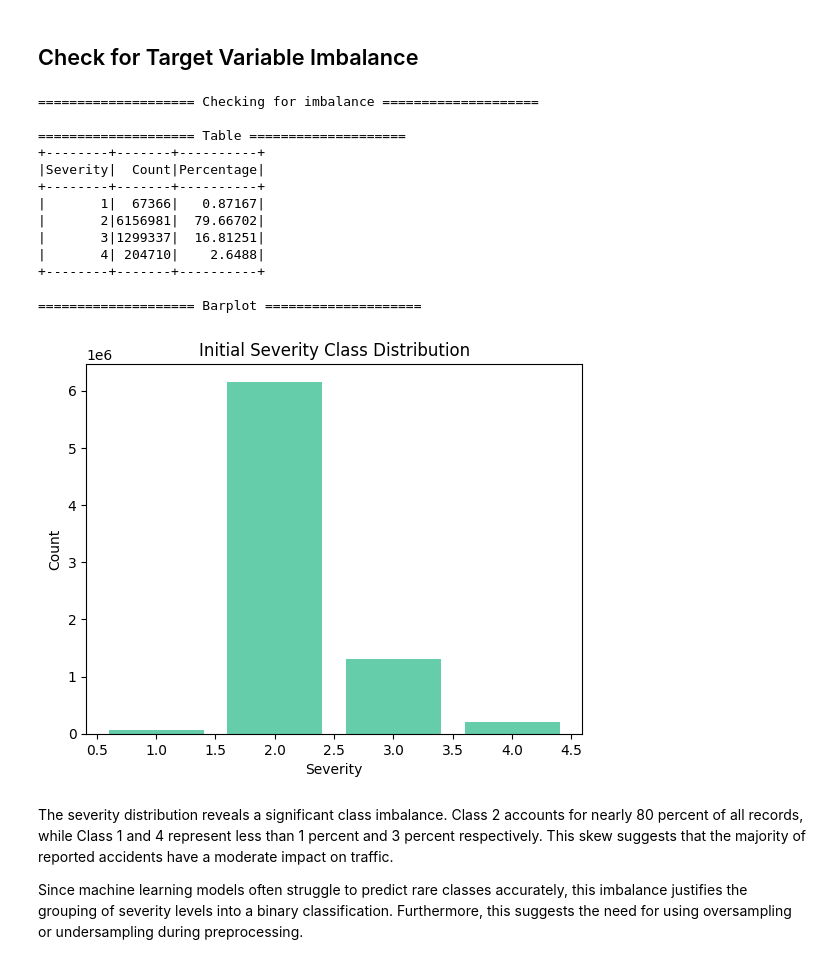
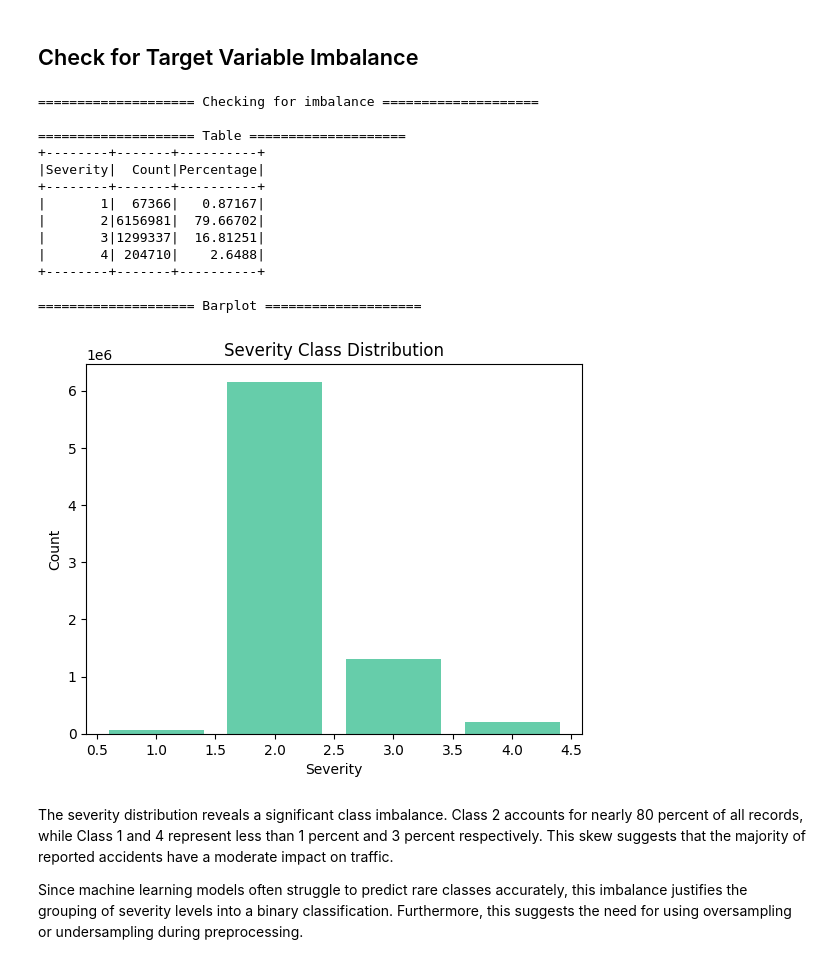
Before and after one commit to iiank/Agentic-AI-for-Big-Data-Analytics, a Jupyter notebook: EDA/EDA_Visuals.ipynb, the cells around one changed output. Cells and saved outputs as stored; diff of their text form; code cells hidden in the pictures.

```diff
--- a/EDA/EDA_Visuals.ipynb
+++ b/EDA/EDA_Visuals.ipynb
@@ -307,35 +281,35 @@ def check_imbalance(df):
 
     # Table
     print()
     border("Table")
     severity_df.show()
 
     # Barplot
     severity_pd = severity_df.toPandas()
     border("Barplot")
     plt.figure()
-    plt.title("Initial Severity Class Distribution")
+    plt.title("Severity Class Distribution")
     plt.bar(severity_pd["Severity"], severity_pd["Count"], color="mediumaquamarine")
     plt.xlabel("Severity")
     plt.ylabel("Count")
     plt.show()
 
 check_imbalance(df)
 # %% [output]
 ==================== Checking for imbalance ====================
 
 ==================== Table ====================
 +--------+-------+----------+
 |Severity|  Count|Percentage|
 +--------+-------+----------+
 |       1|  67366|   0.87167|
 |       2|6156981|  79.66702|
 |       3|1299337|  16.81251|
 |       4| 204710|    2.6488|
 +--------+-------+----------+
 
 ==================== Barplot ====================
-[figure, old version]
+[figure, new version]
 # %% [markdown]
 The severity distribution reveals a significant class imbalance. Class 2 accounts for nearly 80 percent of all records, while Class 1 and 4 represent less than 1 percent and 3 percent respectively. This skew suggests that the majority of reported accidents have a moderate impact on traffic.
 
```
Also changed, not shown: parts of 24 cells of this notebook, 2 other files.
